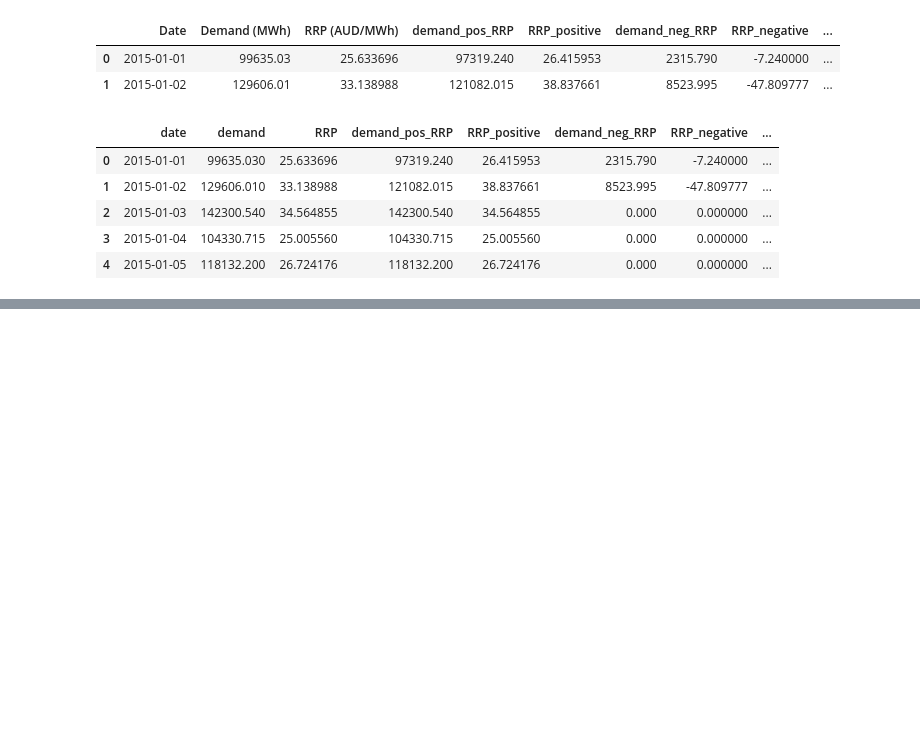
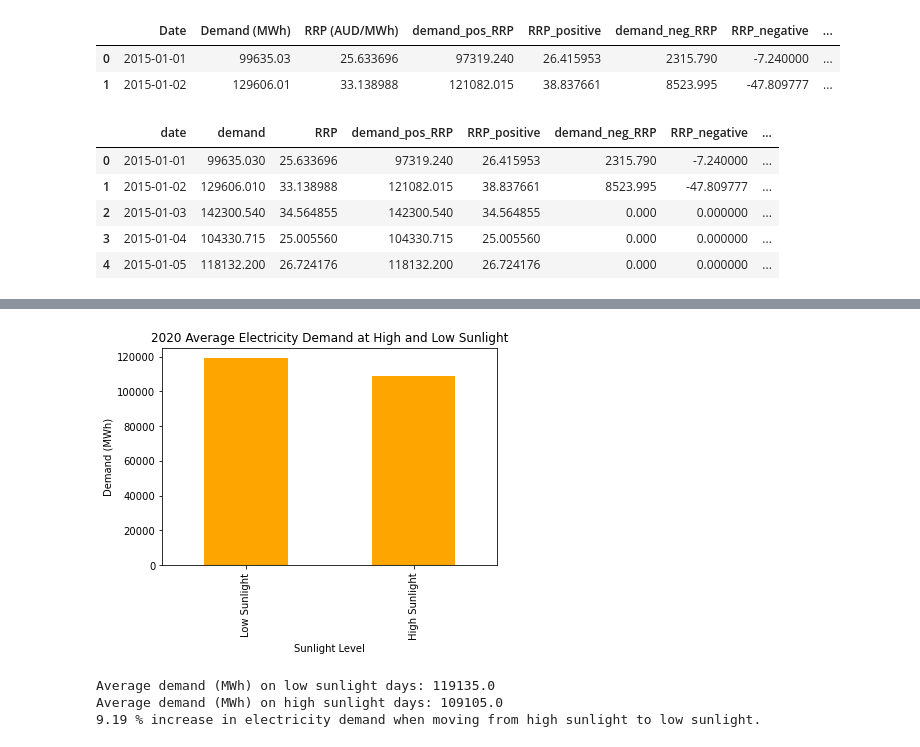
Before and after one commit to AThompson7/Project-1, a Jupyter notebook: electricity.ipynb, the cells around one changed output, grey strips where cells are left out. Saved outputs shown, nothing was run; the diff lists cells and outputs as text; code cells hidden in the pictures; blank space fills up the shorter version.

```diff
--- a/electricity.ipynb
+++ b/electricity.ipynb
@@ -94,0 +131,15 @@ dtype: int64
+# %%
+sunlight_2020_plot = data_2020_demand.plot.bar(color="orange")
+plt.title("2020 Average Electricity Demand at High and Low Sunlight")
+plt.xlabel("Sunlight Level")
+plt.ylabel("Demand (MWh)")
+plt.show()
+print(f'Average demand (MWh) on low sunlight days: {round(data_2020_demand["Low Sunlight"])}')
+print(f'Average demand (MWh) on high sunlight days: {round(data_2020_demand["High Sunlight"])}')
+percent_change_2020 = (data_2020_demand["Low Sunlight"] - data_2020_demand["High Sunlight"]) / data_2020_demand["High Sunlight"]
+print(f'{round(percent_change_2020*100,2)} % increase in electricity demand when moving from high sunlight to low sunlight.')
+# %% [output]
+[figure, added]
+Average demand (MWh) on low sunlight days: 119135.0
+Average demand (MWh) on high sunlight days: 109105.0
+9.19 % increase in electricity demand when moving from high sunlight to low sunlight.
```
Also changed, not shown: parts of 12 cells of this notebook.
